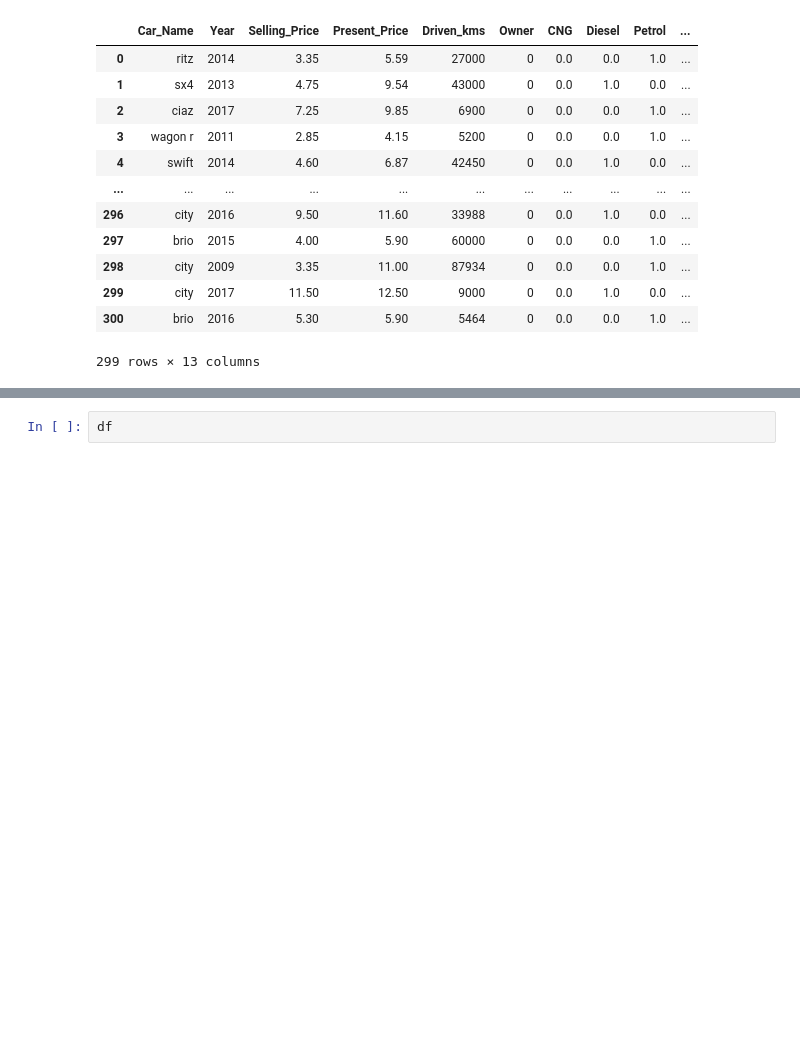
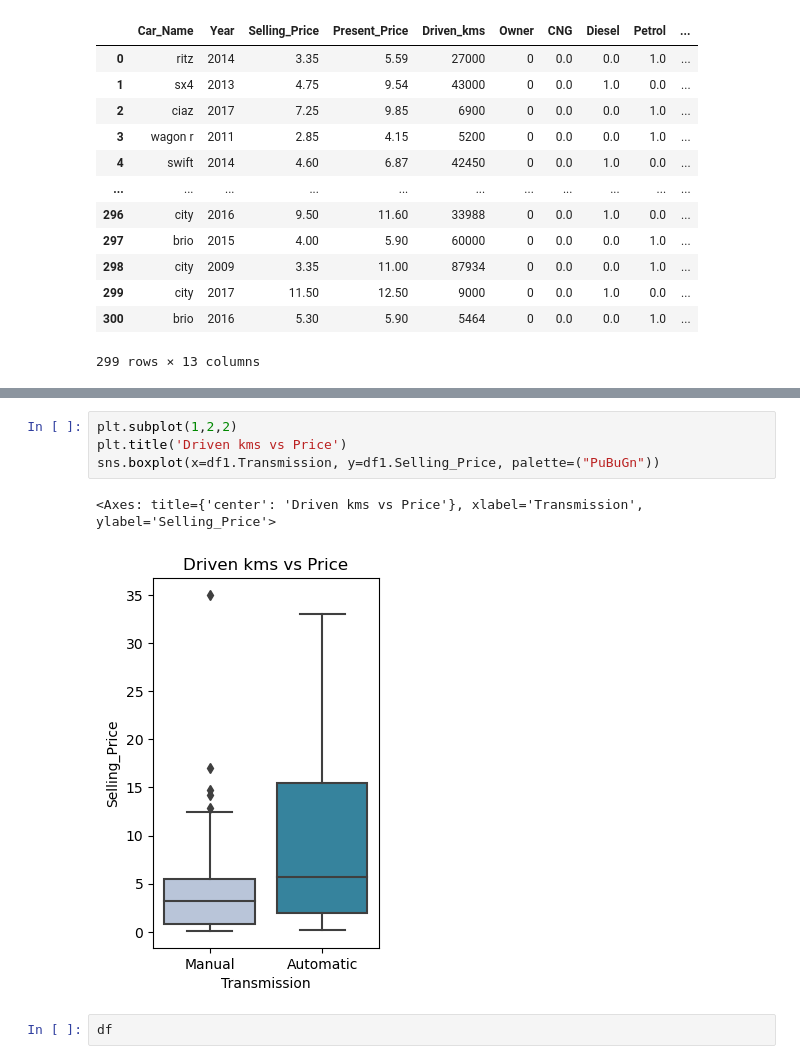
Before and after one commit to Alphamikey23/oasis_datascience_Task3, a Jupyter notebook: Task 3.ipynb, the cells around one changed output, grey strips where cells are left out. Saved outputs shown, nothing was run; the diff lists cells and outputs as text; blank space fills up the shorter version.

```diff
--- a/Task 3.ipynb
+++ b/Task 3.ipynb
@@ -522,3 +645,10 @@ df = df.assign(**new_data)
+# %%
+plt.subplot(1,2,2)
+plt.title('Driven kms vs Price')
+sns.boxplot(x=df1.Transmission, y=df1.Selling_Price, palette=("PuBuGn"))
+# %% [output]
+<Axes: title={'center': 'Driven kms vs Price'}, xlabel='Transmission', ylabel='Selling_Price'>
+[figure, added]
 # %%
 df
 # %% [output]
```
Also changed, not shown: parts of 53 cells of this notebook.
